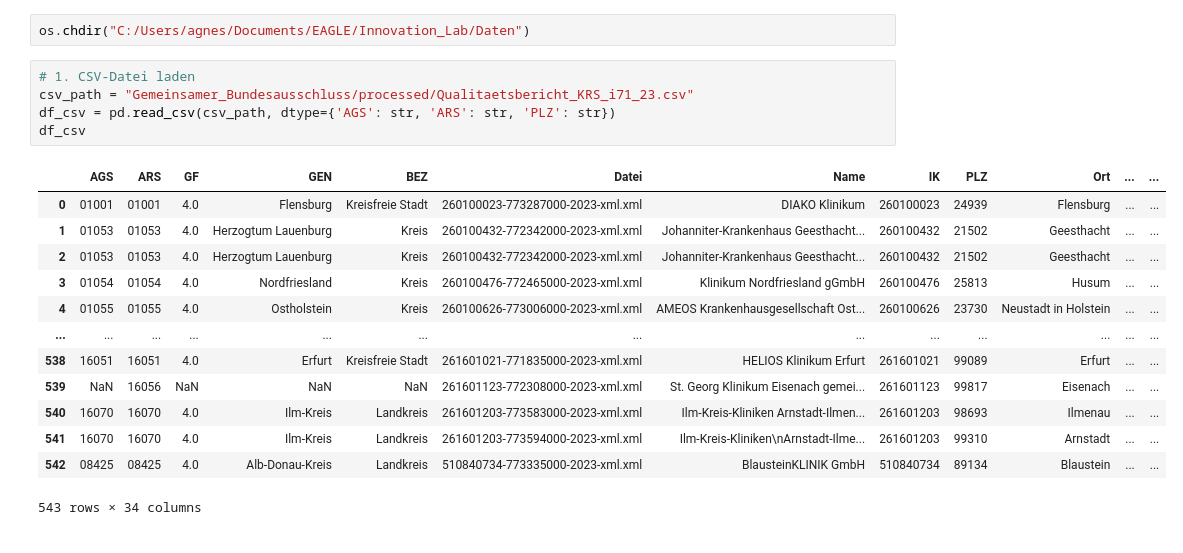
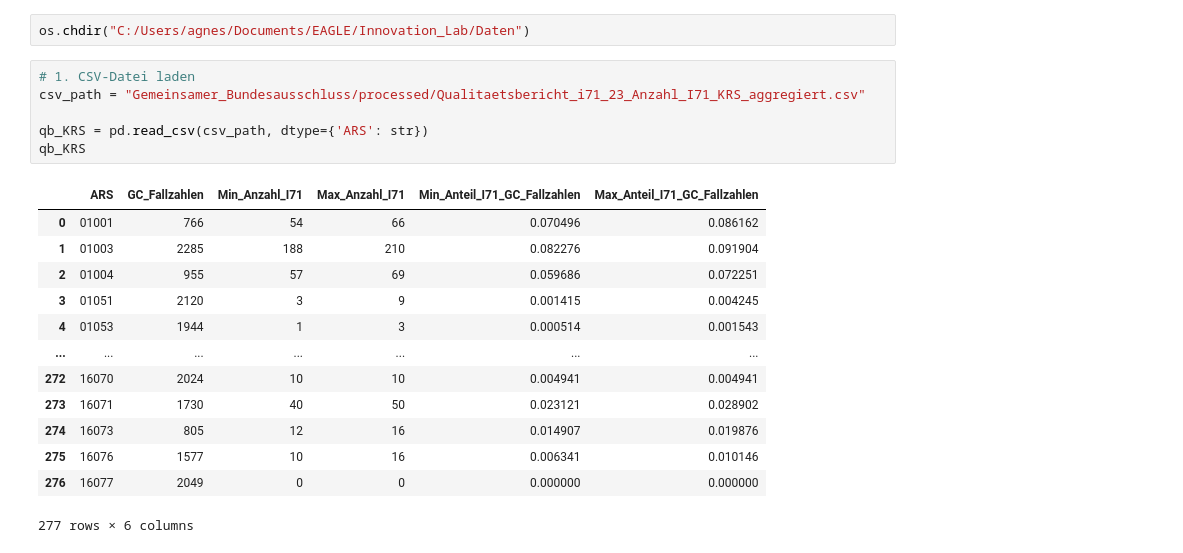
Before and after one commit to agneszwick/InnoLab, a Jupyter notebook: Jupyter_Notebooks/qb_Karten.ipynb, the cells around one changed output. Saved outputs shown, nothing was run; the diff lists cells and outputs as text.

```diff
--- a/Jupyter_Notebooks/qb_Karten.ipynb
+++ b/Jupyter_Notebooks/qb_Karten.ipynb
@@ -22,20 +32,21 @@ import os
 os.chdir("C:/Users/agnes/Documents/EAGLE/Innovation_Lab/Daten")
 # %%
 # 1. CSV-Datei laden
-csv_path = "Gemeinsamer_Bundesausschluss/processed/Qualitaetsbericht_KRS_i71_23.csv"
-df_csv = pd.read_csv(csv_path, dtype={'AGS': str, 'ARS': str, 'PLZ': str})
-df_csv
+csv_path = "Gemeinsamer_Bundesausschluss/processed/Qualitaetsbericht_i71_23_Anzahl_I71_KRS_aggregiert.csv"
+
+qb_KRS = pd.read_csv(csv_path, dtype={'ARS': str})
+qb_KRS
 # %% [output]
-|  | AGS | ARS | GF | GEN | BEZ | Datei | Name | IK | PLZ | Ort | ... | ... |
-| 0 | 01001 | 01001 | 4.0 | Flensburg | Kreisfreie Stadt | 260100023-773287000-2023-xml.xml | DIAKO Klinikum | 260100023 | 24939 | Flensburg | ... | ... |
-| 1 | 01053 | 01053 | 4.0 | Herzogtum Lauenburg | Kreis | 260100432-772342000-2023-xml.xml | Johanniter-Krankenhaus Geesthacht... | 260100432 | 21502 | Geesthacht | ... | ... |
-| 2 | 01053 | 01053 | 4.0 | Herzogtum Lauenburg | Kreis | 260100432-772342000-2023-xml.xml | Johanniter-Krankenhaus Geesthacht... | 260100432 | 21502 | Geesthacht | ... | ... |
-| 3 | 01054 | 01054 | 4.0 | Nordfriesland | Kreis | 260100476-772465000-2023-xml.xml | Klinikum Nordfriesland gGmbH | 260100476 | 25813 | Husum | ... | ... |
-| 4 | 01055 | 01055 | 4.0 | Ostholstein | Kreis | 260100626-773006000-2023-xml.xml | AMEOS Krankenhausgesellschaft Ost... | 260100626 | 23730 | Neustadt in Holstein | ... | ... |
-| ... | ... | ... | ... | ... | ... | ... | ... | ... | ... | ... | ... | ... |
-| 538 | 16051 | 16051 | 4.0 | Erfurt | Kreisfreie Stadt | 261601021-771835000-2023-xml.xml | HELIOS Klinikum Erfurt | 261601021 | 99089 | Erfurt | ... | ... |
-| 539 | NaN | 16056 | NaN | NaN | NaN | 261601123-772308000-2023-xml.xml | St. Georg Klinikum Eisenach gemei... | 261601123 | 99817 | Eisenach | ... | ... |
-| 540 | 16070 | 16070 | 4.0 | Ilm-Kreis | Landkreis | 261601203-773583000-2023-xml.xml | Ilm-Kreis-Kliniken Arnstadt-Ilmen... | 261601203 | 98693 | Ilmenau | ... | ... |
-| 541 | 16070 | 16070 | 4.0 | Ilm-Kreis | Landkreis | 261601203-773594000-2023-xml.xml | Ilm-Kreis-Kliniken\nArnstadt-Ilme... | 261601203 | 99310 | Arnstadt | ... | ... |
-| 542 | 08425 | 08425 | 4.0 | Alb-Donau-Kreis | Landkreis | 510840734-773335000-2023-xml.xml | BlausteinKLINIK GmbH | 510840734 | 89134 | Blaustein | ... | ... |
+|  | ARS | GC_Fallzahlen | Min_Anzahl_I71 | Max_Anzahl_I71 | Min_Anteil_I71_GC_Fallzahlen | Max_Anteil_I71_GC_Fallzahlen |
+| 0 | 01001 | 766 | 54 | 66 | 0.070496 | 0.086162 |
+| 1 | 01003 | 2285 | 188 | 210 | 0.082276 | 0.091904 |
+| 2 | 01004 | 955 | 57 | 69 | 0.059686 | 0.072251 |
+| 3 | 01051 | 2120 | 3 | 9 | 0.001415 | 0.004245 |
+| 4 | 01053 | 1944 | 1 | 3 | 0.000514 | 0.001543 |
+| ... | ... | ... | ... | ... | ... | ... |
+| 272 | 16070 | 2024 | 10 | 10 | 0.004941 | 0.004941 |
+| 273 | 16071 | 1730 | 40 | 50 | 0.023121 | 0.028902 |
+| 274 | 16073 | 805 | 12 | 16 | 0.014907 | 0.019876 |
+| 275 | 16076 | 1577 | 10 | 16 | 0.006341 | 0.010146 |
+| 276 | 16077 | 2049 | 0 | 0 | 0.000000 | 0.000000 |
-543 rows × 34 columns
+277 rows × 6 columns
```
Also changed, not shown: parts of 11 cells of this notebook, 7 other files.
